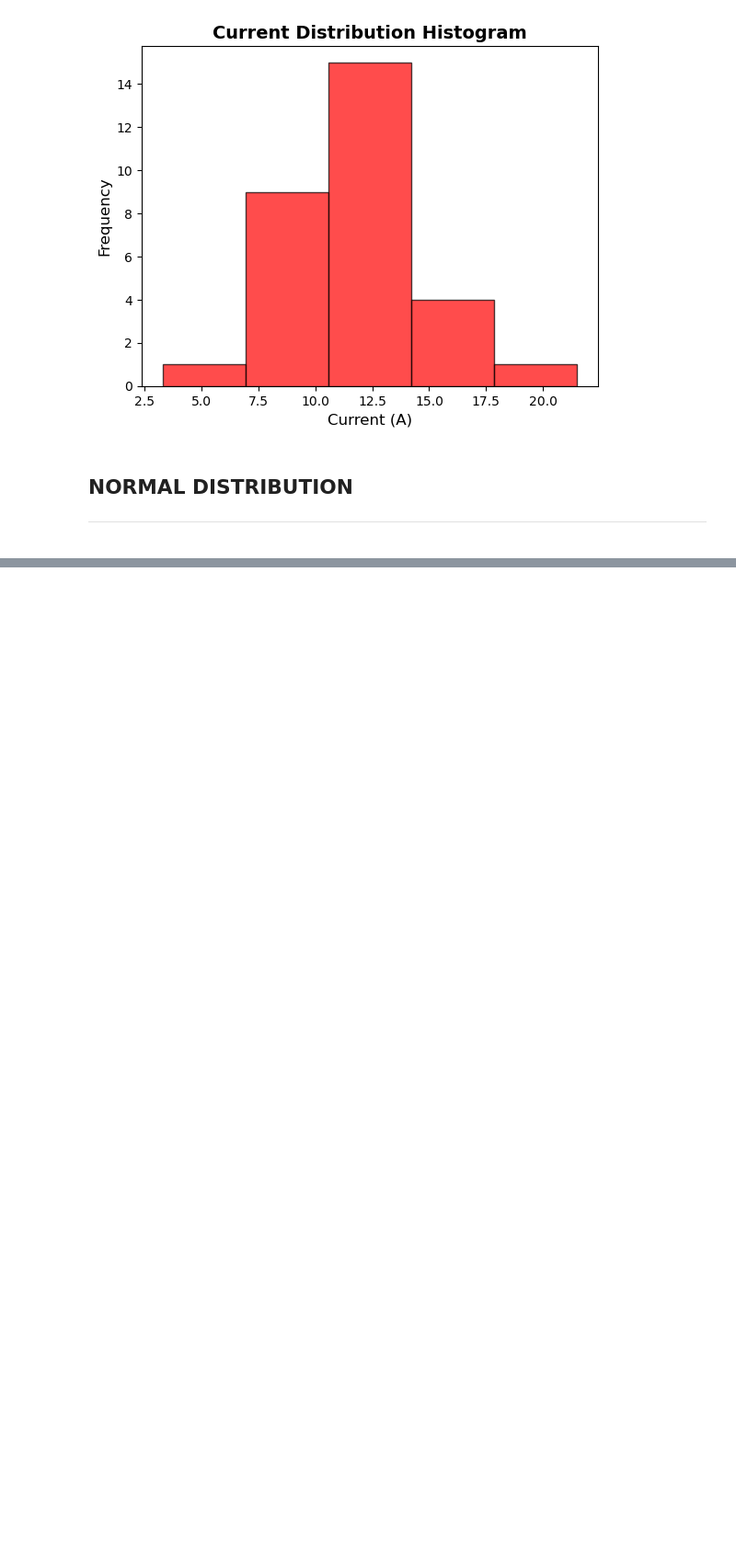
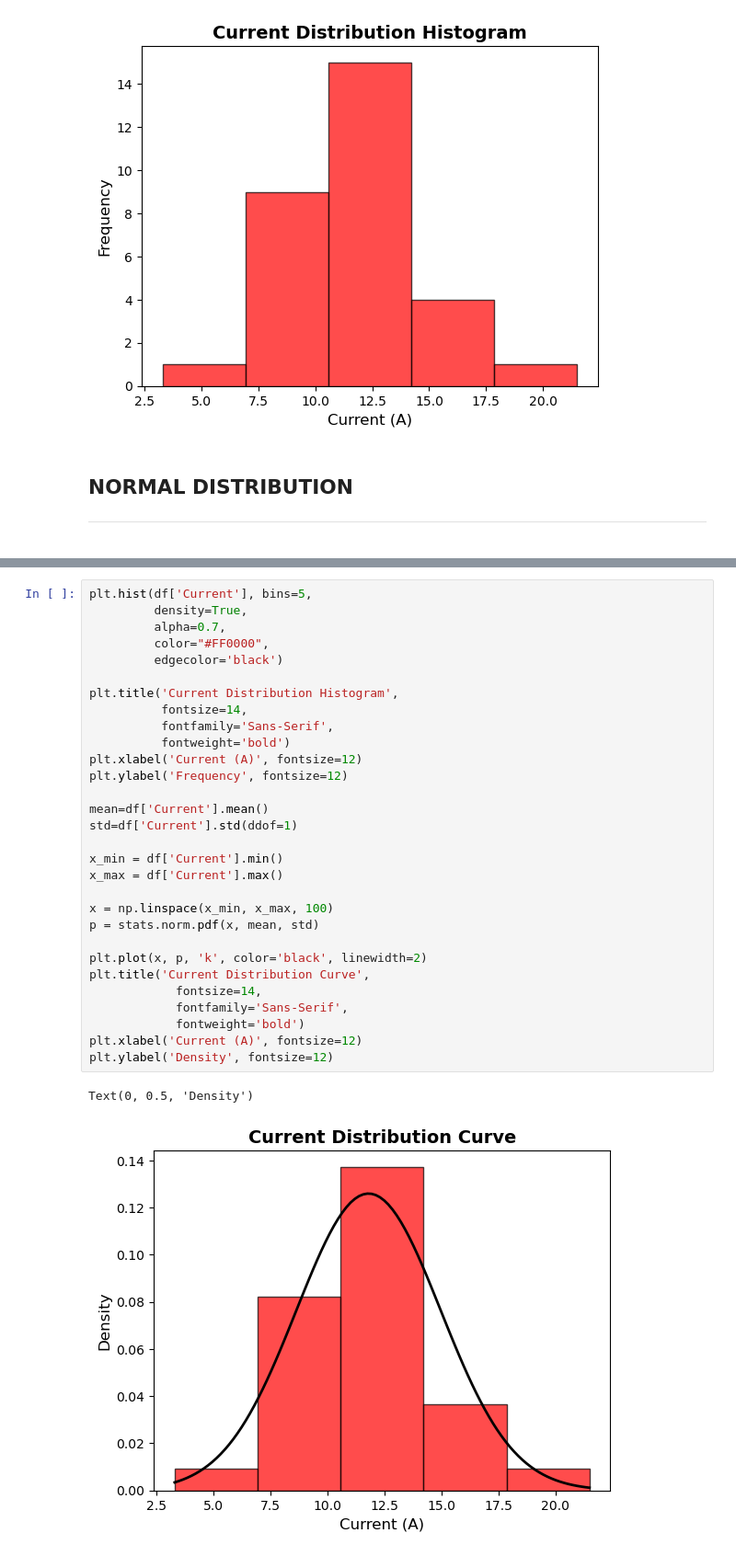
Before and after one commit to 12valor/STATISTICS, a Jupyter notebook: Lab-6-standard-normal-distribution.ipynb, the cells around one changed output, grey strips where cells are left out. Shown at 92% size. Drawn from its saved outputs; the diff is of its cells as text; blank space fills up the shorter version.

```diff
--- a/Lab-6-standard-normal-distribution.ipynb
+++ b/Lab-6-standard-normal-distribution.ipynb
@@ -171,0 +171,33 @@ plt.show()
+# %%
+plt.hist(df['Current'], bins=5,
+         density=True,
+         alpha=0.7,
+         color="#FF0000",
+         edgecolor='black')
+
+plt.title('Current Distribution Histogram',
+          fontsize=14,
+          fontfamily='Sans-Serif',
+          fontweight='bold')
+plt.xlabel('Current (A)', fontsize=12)
+plt.ylabel('Frequency', fontsize=12)
+
+mean=df['Current'].mean()
+std=df['Current'].std(ddof=1)
+
+x_min = df['Current'].min()
+x_max = df['Current'].max()
+
+x = np.linspace(x_min, x_max, 100)
+p = stats.norm.pdf(x, mean, std)
+
+plt.plot(x, p, 'k', color='black', linewidth=2)
+plt.title('Current Distribution Curve',
+            fontsize=14,
+            fontfamily='Sans-Serif',
+            fontweight='bold')
+plt.xlabel('Current (A)', fontsize=12)
+plt.ylabel('Density', fontsize=12)
+# %% [output]
+Text(0, 0.5, 'Density')
+[figure, added]
```
Also changed, not shown: parts of 3 cells of this notebook.
